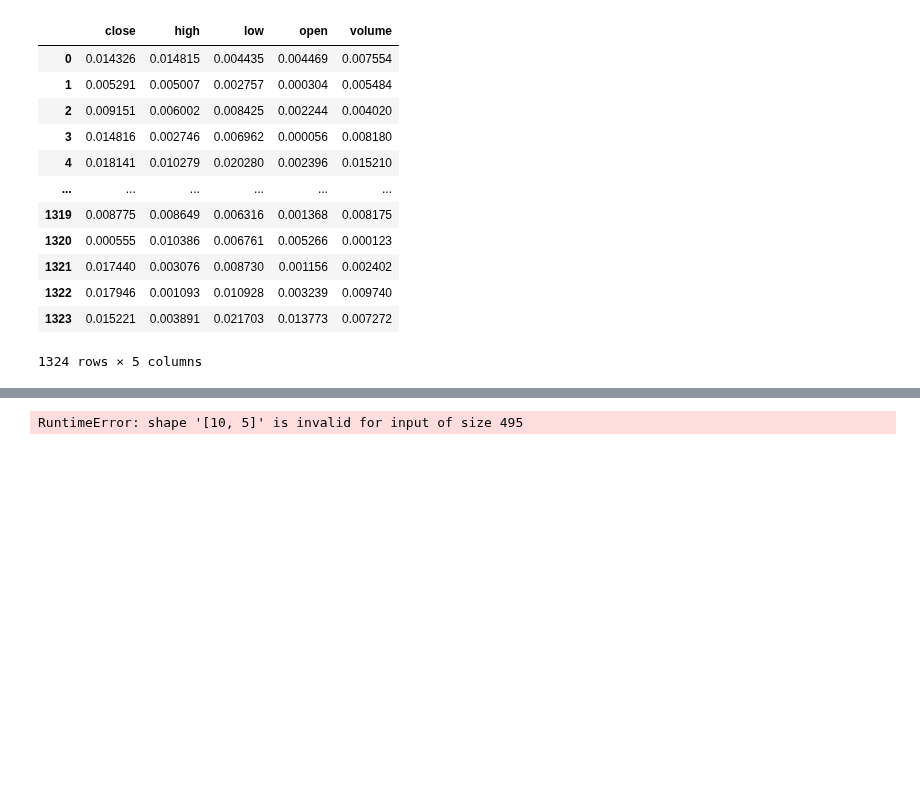
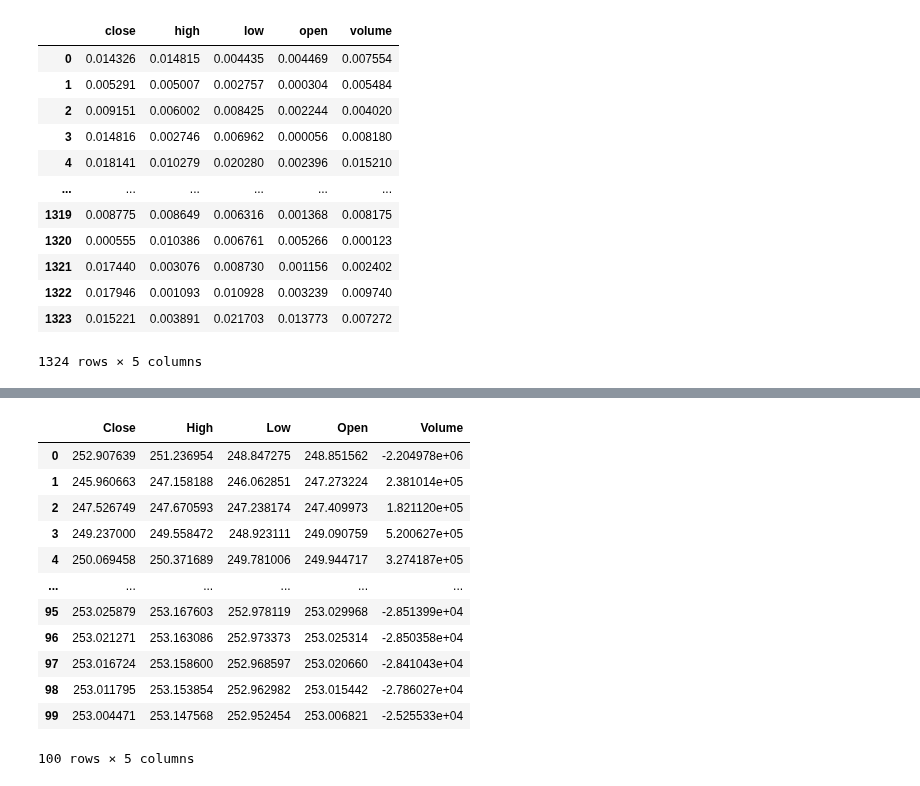
Before and after one commit to LHSang6403/thesis-xang-chuong, a Jupyter notebook: LSTM3.ipynb, the cells around one changed output, grey strips where cells are left out. Drawn from its saved outputs; the diff is of its cells as text; code cells hidden in the pictures; blank space fills up the shorter version.

```diff
--- a/LSTM3.ipynb
+++ b/LSTM3.ipynb
@@ -343,33 +343,45 @@ plt.show()
 # %%
 # Predicting the next 10 mins
 
-seq_len = 100
+seq_len = 101
 sequences = []
 for index in range(len(test) - seq_len + 1):
     sequences.append(test[index: index + seq_len])
 sequences = np.array(sequences)
 
 last_sequence = sequences[-1:, 1:, :]
 last_sequence = torch.from_numpy(last_sequence).float()
 
 # Generate predictions
-PREDICT = 10
+PREDICT = 100
 with torch.no_grad():
     for i in range(PREDICT):
         pred_i = model(last_sequence)
         last_sequence = torch.cat((last_sequence, pred_i), dim=1)
         last_sequence = last_sequence[:, 1:, :]
 
-pred_days = last_sequence.reshape(PREDICT, 5).numpy()
+pred_mins = last_sequence.reshape(PREDICT, 5).numpy()
 
 # Inverse transform the predicted values
-pred_days = scaler.inverse_transform(pred_days)
+pred_mins = scaler.inverse_transform(pred_mins)
 
 df_pred = pd.DataFrame(
     data=pred_days,
-    columns=['<Open>', '<High>', '<Low>', '<Close>', '<Volume>']
+    columns=['Close','High','Low','Open','Volume']
 )
 
 df_pred
 # %% [output]
+|  | Close | High | Low | Open | Volume |
+| 0 | 252.907639 | 251.236954 | 248.847275 | 248.851562 | -2.204978e+06 |
+| 1 | 245.960663 | 247.158188 | 246.062851 | 247.273224 | 2.381014e+05 |
+| 2 | 247.526749 | 247.670593 | 247.238174 | 247.409973 | 1.821120e+05 |
+| 3 | 249.237000 | 249.558472 | 248.923111 | 249.090759 | 5.200627e+05 |
+| 4 | 250.069458 | 250.371689 | 249.781006 | 249.944717 | 3.274187e+05 |
+| ... | ... | ... | ... | ... | ... |
+| 95 | 253.025879 | 253.167603 | 252.978119 | 253.029968 | -2.851399e+04 |
+| 96 | 253.021271 | 253.163086 | 252.973373 | 253.025314 | -2.850358e+04 |
+| 97 | 253.016724 | 253.158600 | 252.968597 | 253.020660 | -2.841043e+04 |
+| 98 | 253.011795 | 253.153854 | 252.962982 | 253.015442 | -2.786027e+04 |
+| 99 | 253.004471 | 253.147568 | 252.952454 | 253.006821 | -2.525533e+04 |
-RuntimeError: shape '[10, 5]' is invalid for input of size 495
+100 rows × 5 columns
```
Also changed, not shown: parts of 2 cells of this notebook.
